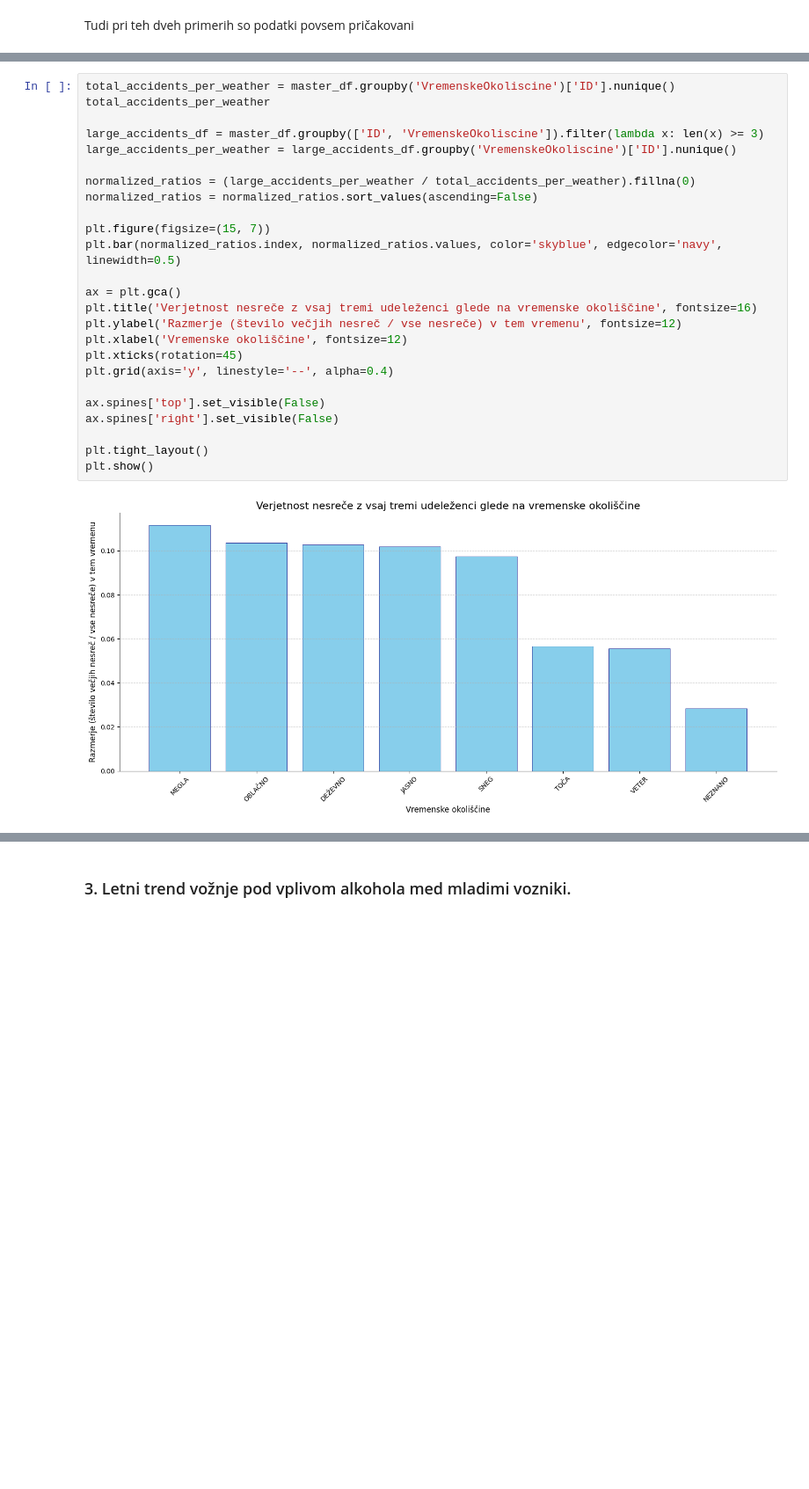
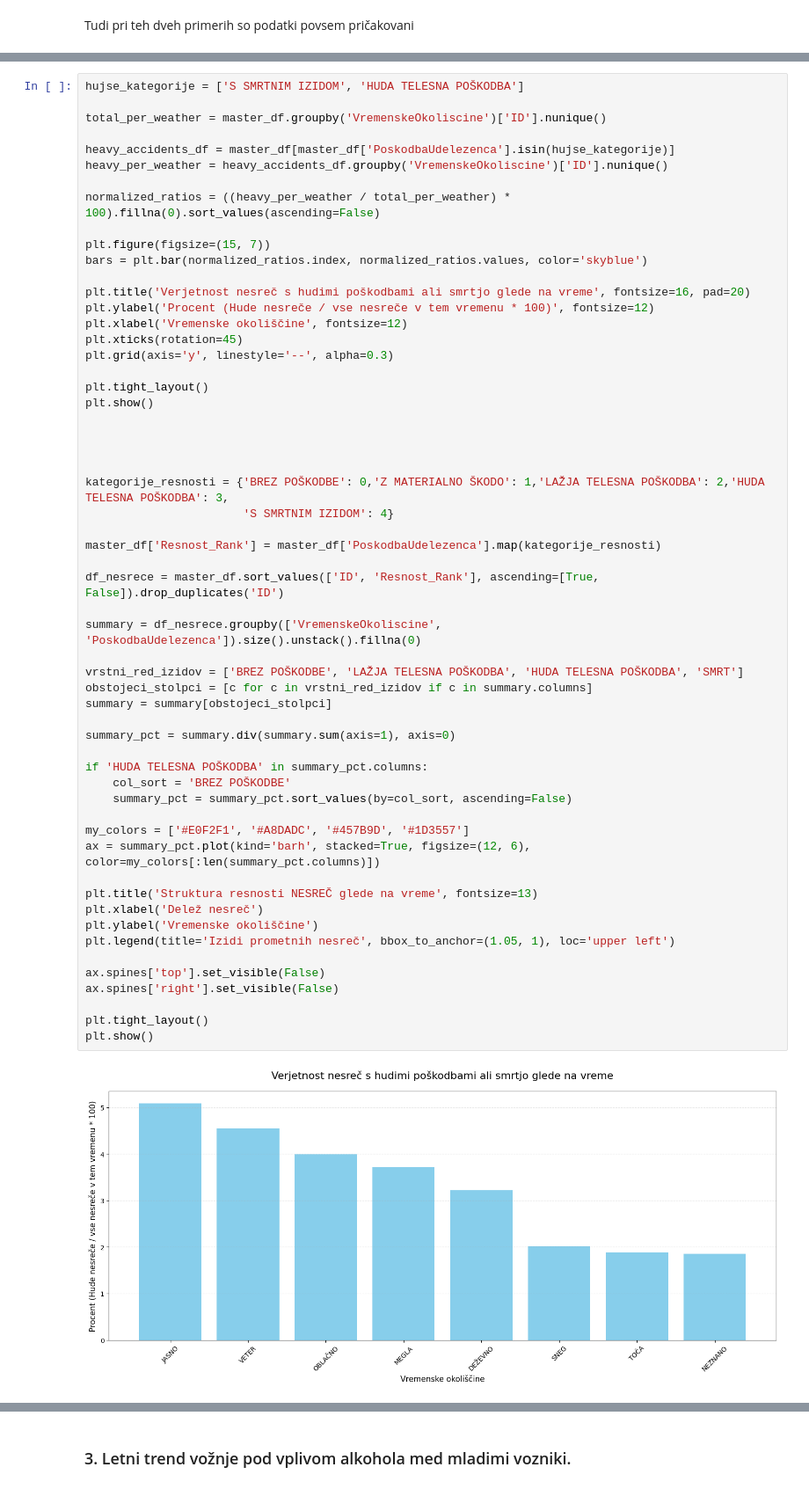
Before and after one commit to PatrikFurlan/PR2615, a Jupyter notebook: notebook.ipynb, the cells around one changed output, grey strips where cells are left out. Shown at 88% size. Drawn from its saved outputs; the diff is of its cells as text; blank space fills up the shorter version.

Commit message:
Changed weather factor analysis

```diff
--- a/notebook.ipynb
+++ b/notebook.ipynb
@@ -209,27 +219,59 @@ Tudi pri teh dveh primerih so podatki povsem pričakovani
 # %%
-total_accidents_per_weather = master_df.groupby('VremenskeOkoliscine')['ID'].nunique()
-total_accidents_per_weather
+hujse_kategorije = ['S SMRTNIM IZIDOM', 'HUDA TELESNA POŠKODBA']
 
-large_accidents_df = master_df.groupby(['ID', 'VremenskeOkoliscine']).filter(lambda x: len(x) >= 3)
-large_accidents_per_weather = large_accidents_df.groupby('VremenskeOkoliscine')['ID'].nunique()
+total_per_weather = master_df.groupby('VremenskeOkoliscine')['ID'].nunique()
 
-normalized_ratios = (large_accidents_per_weather / total_accidents_per_weather).fillna(0)
-normalized_ratios = normalized_ratios.sort_values(ascending=False)
+heavy_accidents_df = master_df[master_df['PoskodbaUdelezenca'].isin(hujse_kategorije)]
+heavy_per_weather = heavy_accidents_df.groupby('VremenskeOkoliscine')['ID'].nunique()
+
+normalized_ratios = ((heavy_per_weather / total_per_weather) * 100).fillna(0).sort_values(ascending=False)
 
 plt.figure(figsize=(15, 7))
-plt.bar(normalized_ratios.index, normalized_ratios.values, color='skyblue', edgecolor='navy', linewidth=0.5)
+bars = plt.bar(normalized_ratios.index, normalized_ratios.values, color='skyblue')
 
-ax = plt.gca()
-plt.title('Verjetnost nesreče z vsaj tremi udeleženci glede na vremenske okoliščine', fontsize=16)
-plt.ylabel('Razmerje (število večjih nesreč / vse nesreče) v tem vremenu', fontsize=12)
+plt.title('Verjetnost nesreč s hudimi poškodbami ali smrtjo glede na vreme', fontsize=16, pad=20)
+plt.ylabel('Procent (Hude nesreče / vse nesreče v tem vremenu * 100)', fontsize=12)
 plt.xlabel('Vremenske okoliščine', fontsize=12)
 plt.xticks(rotation=45)
-plt.grid(axis='y', linestyle='--', alpha=0.4)
+plt.grid(axis='y', linestyle='--', alpha=0.3)
+
+plt.tight_layout()
+plt.show()
+
+
+
+
+kategorije_resnosti = {'BREZ POŠKODBE': 0,'Z MATERIALNO ŠKODO': 1,'LAŽJA TELESNA POŠKODBA': 2,'HUDA TELESNA POŠKODBA': 3,
+                       'S SMRTNIM IZIDOM': 4}
+
+master_df['Resnost_Rank'] = master_df['PoskodbaUdelezenca'].map(kategorije_resnosti)
+
+df_nesrece = master_df.sort_values(['ID', 'Resnost_Rank'], ascending=[True, False]).drop_duplicates('ID')
+
+summary = df_nesrece.groupby(['VremenskeOkoliscine', 'PoskodbaUdelezenca']).size().unstack().fillna(0)
+
+vrstni_red_izidov = ['BREZ POŠKODBE', 'LAŽJA TELESNA POŠKODBA', 'HUDA TELESNA POŠKODBA', 'SMRT']
+obstojeci_stolpci = [c for c in vrstni_red_izidov if c in summary.columns]
+summary = summary[obstojeci_stolpci]
+
+summary_pct = summary.div(summary.sum(axis=1), axis=0)
+
+if 'HUDA TELESNA POŠKODBA' in summary_pct.columns:
+    col_sort = 'BREZ POŠKODBE'
+    summary_pct = summary_pct.sort_values(by=col_sort, ascending=False)
+
+my_colors = ['#E0F2F1', '#A8DADC', '#457B9D', '#1D3557']
+ax = summary_pct.plot(kind='barh', stacked=True, figsize=(12, 6), color=my_colors[:len(summary_pct.columns)])
+
+plt.title('Struktura resnosti NESREČ glede na vreme', fontsize=13)
+plt.xlabel('Delež nesreč')
+plt.ylabel('Vremenske okoliščine')
+plt.legend(title='Izidi prometnih nesreč', bbox_to_anchor=(1.05, 1), loc='upper left')
 
 ax.spines['top'].set_visible(False)
 ax.spines['right'].set_visible(False)
 
 plt.tight_layout()
 plt.show()
 # %% [output]
-[figure, old version]
+[figure, new version]
```
Also changed, not shown: parts of 5 cells of this notebook.
